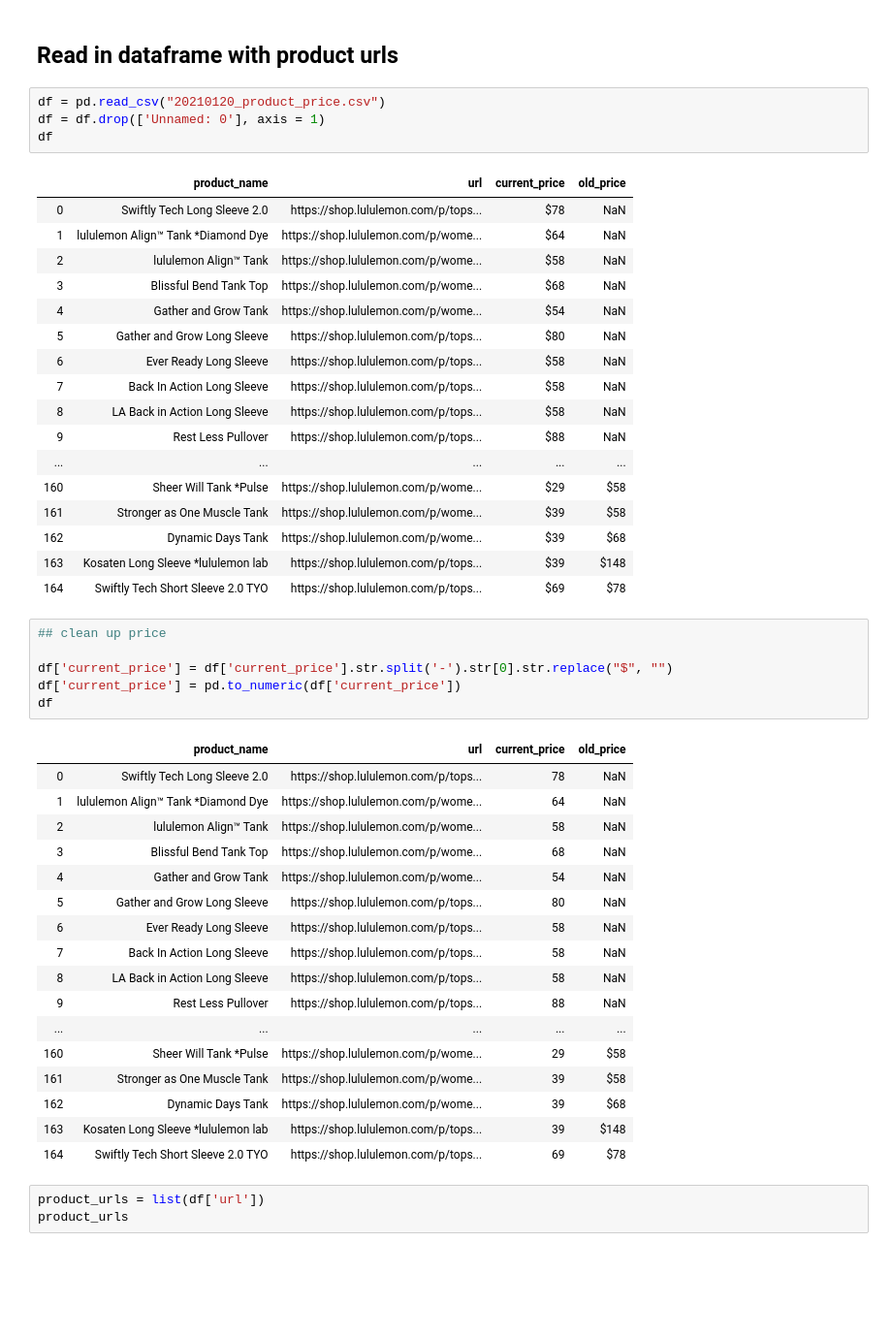
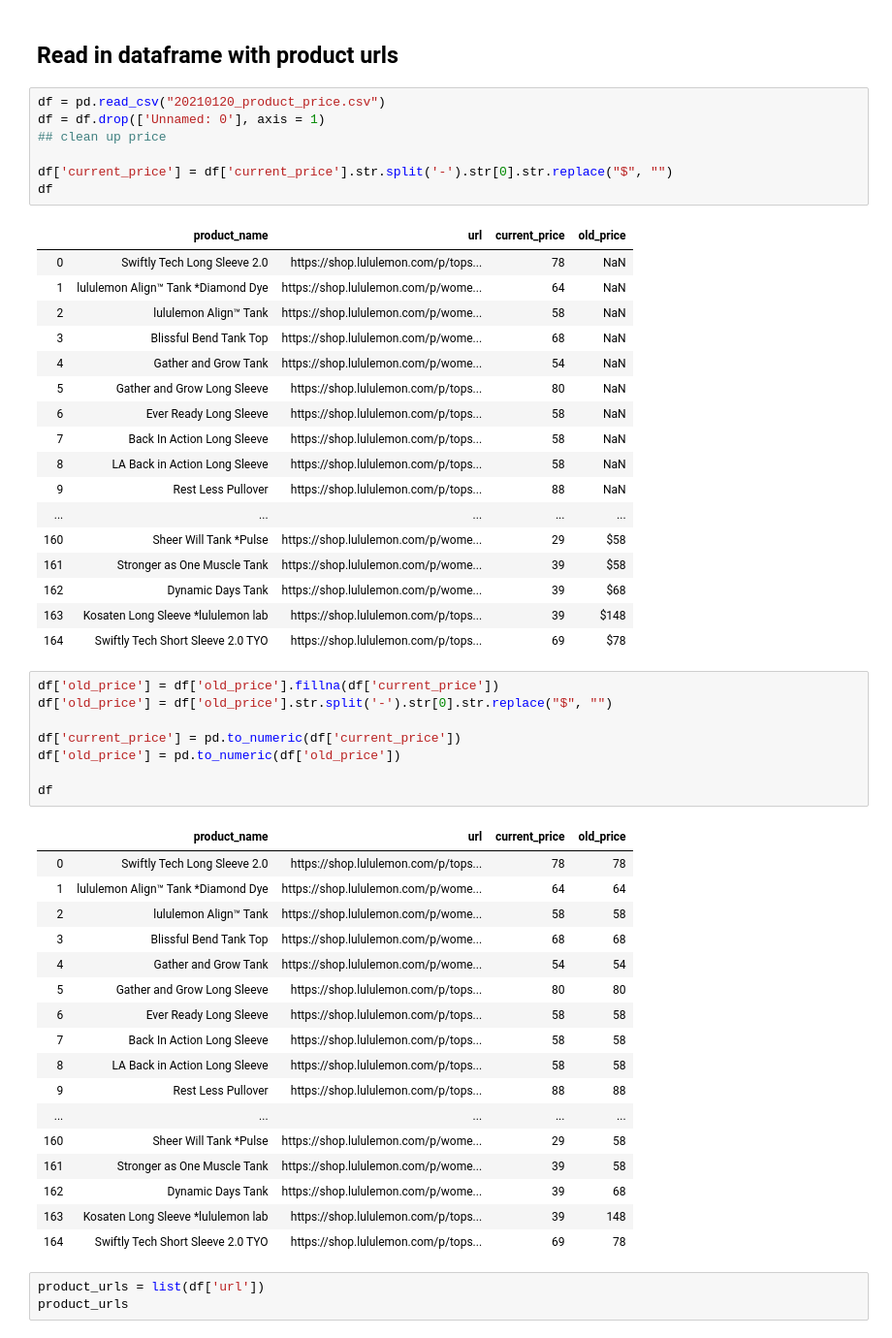
Before and after one commit to tracythuy95/explore_data, a Jupyter notebook: lululemon/lululemon_web_scrap.ipynb, the cells around one changed output. Shown: that part at 97% size. Cells and saved outputs as stored; diff of their text form; blank space fills up the shorter version.

```diff
--- a/lululemon/lululemon_web_scrap.ipynb
+++ b/lululemon/lululemon_web_scrap.ipynb
@@ -174,49 +176,54 @@ df.to_csv("20210120_product_price.csv")
 # %%
 df = pd.read_csv("20210120_product_price.csv")
 df = df.drop(['Unnamed: 0'], axis = 1)
+## clean up price
+
+df['current_price'] = df['current_price'].str.split('-').str[0].str.replace("$", "")
 df
 # %% [output]
 |  | product_name | url | current_price | old_price |
-| 0 | Swiftly Tech Long Sleeve 2.0 | https://shop.lululemon.com/p/tops... | $78 | NaN |
-| 1 | lululemon Align™ Tank *Diamond Dye | https://shop.lululemon.com/p/wome... | $64 | NaN |
-| 2 | lululemon Align™ Tank | https://shop.lululemon.com/p/wome... | $58 | NaN |
-| 3 | Blissful Bend Tank Top | https://shop.lululemon.com/p/wome... | $68 | NaN |
-| 4 | Gather and Grow Tank | https://shop.lululemon.com/p/wome... | $54 | NaN |
-| 5 | Gather and Grow Long Sleeve | https://shop.lululemon.com/p/tops... | $80 | NaN |
-| 6 | Ever Ready Long Sleeve | https://shop.lululemon.com/p/tops... | $58 | NaN |
-| 7 | Back In Action Long Sleeve | https://shop.lululemon.com/p/tops... | $58 | NaN |
-| 8 | LA Back in Action Long Sleeve | https://shop.lululemon.com/p/tops... | $58 | NaN |
-| 9 | Rest Less Pullover | https://shop.lululemon.com/p/tops... | $88 | NaN |
+| 0 | Swiftly Tech Long Sleeve 2.0 | https://shop.lululemon.com/p/tops... | 78 | NaN |
+| 1 | lululemon Align™ Tank *Diamond Dye | https://shop.lululemon.com/p/wome... | 64 | NaN |
+| 2 | lululemon Align™ Tank | https://shop.lululemon.com/p/wome... | 58 | NaN |
+| 3 | Blissful Bend Tank Top | https://shop.lululemon.com/p/wome... | 68 | NaN |
+| 4 | Gather and Grow Tank | https://shop.lululemon.com/p/wome... | 54 | NaN |
+| 5 | Gather and Grow Long Sleeve | https://shop.lululemon.com/p/tops... | 80 | NaN |
+| 6 | Ever Ready Long Sleeve | https://shop.lululemon.com/p/tops... | 58 | NaN |
+| 7 | Back In Action Long Sleeve | https://shop.lululemon.com/p/tops... | 58 | NaN |
+| 8 | LA Back in Action Long Sleeve | https://shop.lululemon.com/p/tops... | 58 | NaN |
+| 9 | Rest Less Pullover | https://shop.lululemon.com/p/tops... | 88 | NaN |
 | ... | ... | ... | ... | ... |
-| 160 | Sheer Will Tank *Pulse | https://shop.lululemon.com/p/wome... | $29 | $58 |
-| 161 | Stronger as One Muscle Tank | https://shop.lululemon.com/p/wome... | $39 | $58 |
-| 162 | Dynamic Days Tank | https://shop.lululemon.com/p/wome... | $39 | $68 |
-| 163 | Kosaten Long Sleeve *lululemon lab | https://shop.lululemon.com/p/tops... | $39 | $148 |
-| 164 | Swiftly Tech Short Sleeve 2.0 TYO | https://shop.lululemon.com/p/tops... | $69 | $78 |
+| 160 | Sheer Will Tank *Pulse | https://shop.lululemon.com/p/wome... | 29 | $58 |
+| 161 | Stronger as One Muscle Tank | https://shop.lululemon.com/p/wome... | 39 | $58 |
+| 162 | Dynamic Days Tank | https://shop.lululemon.com/p/wome... | 39 | $68 |
+| 163 | Kosaten Long Sleeve *lululemon lab | https://shop.lululemon.com/p/tops... | 39 | $148 |
+| 164 | Swiftly Tech Short Sleeve 2.0 TYO | https://shop.lululemon.com/p/tops... | 69 | $78 |
 # %%
-## clean up price
+df['old_price'] = df['old_price'].fillna(df['current_price'])
+df['old_price'] = df['old_price'].str.split('-').str[0].str.replace("$", "")
 
-df['current_price'] = df['current_price'].str.split('-').str[0].str.replace("$", "")
 df['current_price'] = pd.to_numeric(df['current_price'])
+df['old_price'] = pd.to_numeric(df['old_price'])
+
 df
 # %% [output]
 |  | product_name | url | current_price | old_price |
-| 0 | Swiftly Tech Long Sleeve 2.0 | https://shop.lululemon.com/p/tops... | 78 | NaN |
-| 1 | lululemon Align™ Tank *Diamond Dye | https://shop.lululemon.com/p/wome... | 64 | NaN |
-| 2 | lululemon Align™ Tank | https://shop.lululemon.com/p/wome... | 58 | NaN |
-| 3 | Blissful Bend Tank Top | https://shop.lululemon.com/p/wome... | 68 | NaN |
-| 4 | Gather and Grow Tank | https://shop.lululemon.com/p/wome... | 54 | NaN |
-| 5 | Gather and Grow Long Sleeve | https://shop.lululemon.com/p/tops... | 80 | NaN |
-| 6 | Ever Ready Long Sleeve | https://shop.lululemon.com/p/tops... | 58 | NaN |
-| 7 | Back In Action Long Sleeve | https://shop.lululemon.com/p/tops... | 58 | NaN |
-| 8 | LA Back in Action Long Sleeve | https://shop.lululemon.com/p/tops... | 58 | NaN |
-| 9 | Rest Less Pullover | https://shop.lululemon.com/p/tops... | 88 | NaN |
+| 0 | Swiftly Tech Long Sleeve 2.0 | https://shop.lululemon.com/p/tops... | 78 | 78 |
+| 1 | lululemon Align™ Tank *Diamond Dye | https://shop.lululemon.com/p/wome... | 64 | 64 |
+| 2 | lululemon Align™ Tank | https://shop.lululemon.com/p/wome... | 58 | 58 |
+| 3 | Blissful Bend Tank Top | https://shop.lululemon.com/p/wome... | 68 | 68 |
+| 4 | Gather and Grow Tank | https://shop.lululemon.com/p/wome... | 54 | 54 |
+| 5 | Gather and Grow Long Sleeve | https://shop.lululemon.com/p/tops... | 80 | 80 |
+| 6 | Ever Ready Long Sleeve | https://shop.lululemon.com/p/tops... | 58 | 58 |
+| 7 | Back In Action Long Sleeve | https://shop.lululemon.com/p/tops... | 58 | 58 |
+| 8 | LA Back in Action Long Sleeve | https://shop.lululemon.com/p/tops... | 58 | 58 |
+| 9 | Rest Less Pullover | https://shop.lululemon.com/p/tops... | 88 | 88 |
 | ... | ... | ... | ... | ... |
-| 160 | Sheer Will Tank *Pulse | https://shop.lululemon.com/p/wome... | 29 | $58 |
-| 161 | Stronger as One Muscle Tank | https://shop.lululemon.com/p/wome... | 39 | $58 |
-| 162 | Dynamic Days Tank | https://shop.lululemon.com/p/wome... | 39 | $68 |
-| 163 | Kosaten Long Sleeve *lululemon lab | https://shop.lululemon.com/p/tops... | 39 | $148 |
-| 164 | Swiftly Tech Short Sleeve 2.0 TYO | https://shop.lululemon.com/p/tops... | 69 | $78 |
+| 160 | Sheer Will Tank *Pulse | https://shop.lululemon.com/p/wome... | 29 | 58 |
+| 161 | Stronger as One Muscle Tank | https://shop.lululemon.com/p/wome... | 39 | 58 |
+| 162 | Dynamic Days Tank | https://shop.lululemon.com/p/wome... | 39 | 68 |
+| 163 | Kosaten Long Sleeve *lululemon lab | https://shop.lululemon.com/p/tops... | 39 | 148 |
+| 164 | Swiftly Tech Short Sleeve 2.0 TYO | https://shop.lululemon.com/p/tops... | 69 | 78 |
 # %%
 product_urls = list(df['url'])
 product_urls
```
Also changed, not shown: parts of 8 cells of this notebook.
